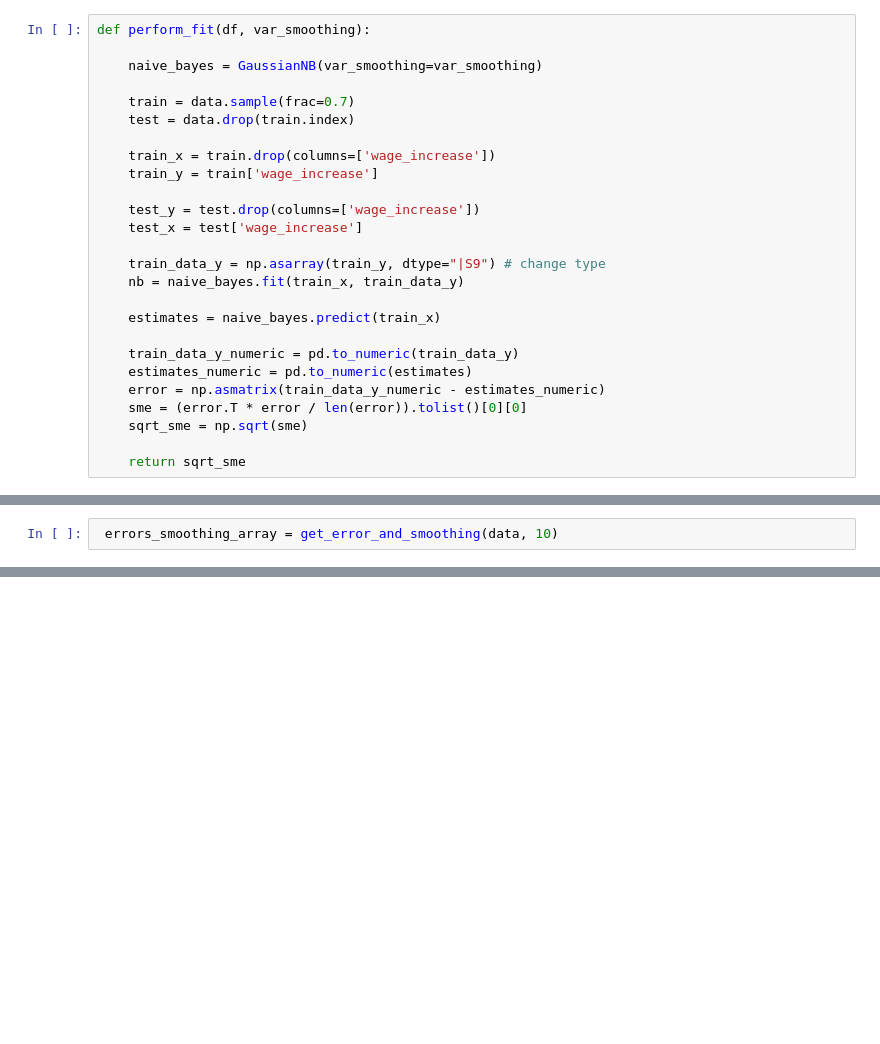
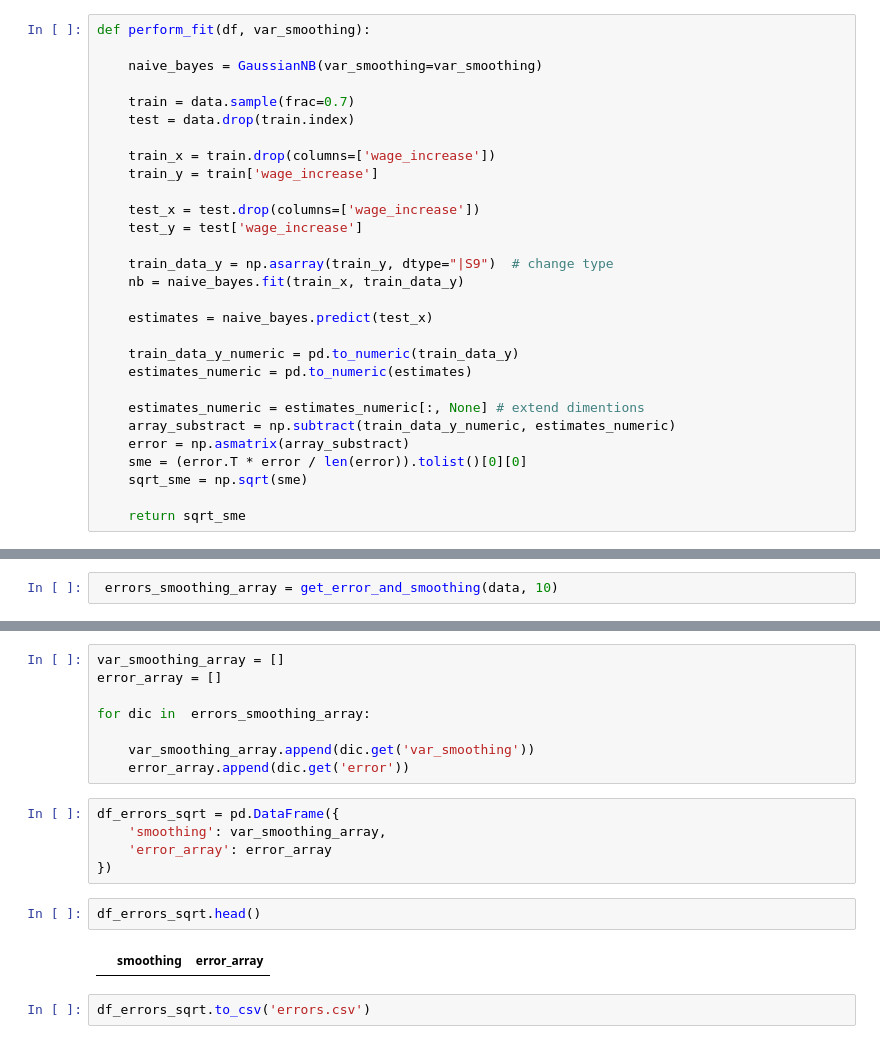
Before and after one commit to E7SATAI/wageForcasterMx, a Jupyter notebook: eda/naive-bayes.ipynb, the cells around one changed output, grey strips where cells are left out. Drawn from its saved outputs; the diff is of its cells as text; blank space fills up the shorter version.

Commit message:
Fix problem with traing and test

```diff
--- a/eda/naive-bayes.ipynb
+++ b/eda/naive-bayes.ipynb
@@ -177,17 +177,20 @@ def perform_fit(df, var_smoothing):
     train_x = train.drop(columns=['wage_increase'])
     train_y = train['wage_increase']
 
-    test_y = test.drop(columns=['wage_increase'])
-    test_x = test['wage_increase']
+    test_x = test.drop(columns=['wage_increase'])
+    test_y = test['wage_increase']
 
-    train_data_y = np.asarray(train_y, dtype="|S9") # change type
+    train_data_y = np.asarray(train_y, dtype="|S9")  # change type
     nb = naive_bayes.fit(train_x, train_data_y)
 
-    estimates = naive_bayes.predict(train_x)
+    estimates = naive_bayes.predict(test_x)
 
     train_data_y_numeric = pd.to_numeric(train_data_y)
     estimates_numeric = pd.to_numeric(estimates)
-    error = np.asmatrix(train_data_y_numeric - estimates_numeric)
+
+    estimates_numeric = estimates_numeric[:, None] # extend dimentions
+    array_substract = np.subtract(train_data_y_numeric, estimates_numeric)
+    error = np.asmatrix(array_substract)
     sme = (error.T * error / len(error)).tolist()[0][0]
     sqrt_sme = np.sqrt(sme)
 
@@ -233,0 +225,19 @@ def get_error_and_smoothing(df, loop_quantity):
+# %%
+var_smoothing_array = []
+error_array = []
+
+for dic in  errors_smoothing_array:
+
+    var_smoothing_array.append(dic.get('var_smoothing'))
+    error_array.append(dic.get('error'))
+# %%
+df_errors_sqrt = pd.DataFrame({
+    'smoothing': var_smoothing_array,
+    'error_array': error_array
+})
+# %%
+df_errors_sqrt.head()
+# %% [output]
+|  | smoothing | error_array |
+# %%
+df_errors_sqrt.to_csv('errors.csv')
```
Also changed, not shown: parts of 16 cells of this notebook.
